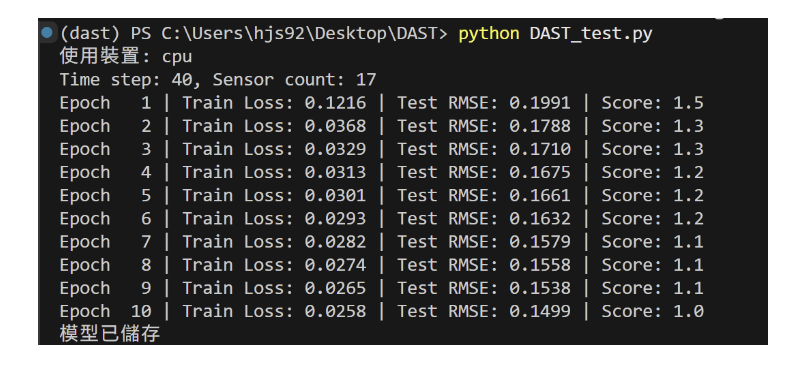
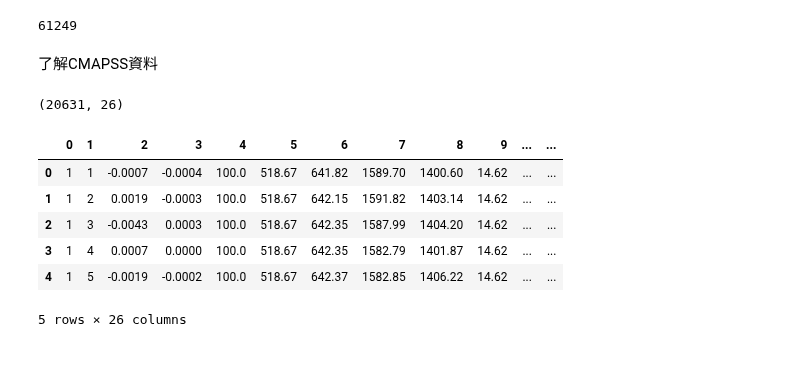
Before and after one commit to jj2266h/DAST_test, a Jupyter notebook: Untitled-1.ipynb, the cells around one changed output. Drawn from its saved outputs; the diff is of its cells as text; code cells hidden in the pictures.

```diff
--- a/Untitled-1.ipynb
+++ b/Untitled-1.ipynb
@@ -56,2 +1,57 @@ trainY shape: (16731,)
-# %% [markdown]
-![image.png](attachment:image.png)
+# %%
+import pandas as pd
+import numpy as np
+import matplotlib.pyplot as plt
+from sklearn import preprocessing
+from sklearn.metrics import mean_squared_error, r2_score, mean_absolute_error
+from sklearn.model_selection import GridSearchCV
+from sklearn import linear_model
+from scipy import interpolate
+import scipy.io as sio
+import numpy as np
+
+min_max_scaler = preprocessing.MinMaxScaler()
+# 測試集的 RUL 分布
+DATASET = 'FD004'  # 改成 FD001 / FD002 / FD004
+dataset_path = f'train_dataset'
+#Import dataset
+RUL_DATASET = np.loadtxt(f'Cmapss_data/RUL_{DATASET}.txt')
+train_dataset = np.loadtxt(f'Cmapss_data/train_{DATASET}.txt')
+test_dataset = np.loadtxt(f'Cmapss_data/test_{DATASET}.txt')
+train_dataset[:, 2:] = min_max_scaler.fit_transform(train_dataset[:,2:])
+test_dataset[:, 2:] = min_max_scaler.transform(test_dataset[:,2:])
+train_01_nor = train_dataset
+test_01_nor = test_dataset
+
+#Delete worthless sensors
+# Here, 1 means the original sensor index 0 in the sensor block [s1, ..., s21].
+remove = {1, 5, 6, 10, 16, 18, 19}
+
+
+print(train_01_nor)
+# %% [output]
+61249
+# %% [markdown]
+了解CMAPSS資料
+# %%
+import pandas as pd
+import numpy as np
+import matplotlib.pyplot as plt
+import seaborn as sns
+import sklearn
+from sklearn.preprocessing import StandardScaler, MinMaxScaler
+
+train_data = pd.read_csv("cmapss_data/train_FD001.txt", sep="\s+", header=None)
+train_data.shape
+# %% [output]
+(20631, 26)
+# %%
+train_data.head()
+# %% [output]
+|  | 0 | 1 | 2 | 3 | 4 | 5 | 6 | 7 | 8 | 9 | ... | ... |
+| 0 | 1 | 1 | -0.0007 | -0.0004 | 100.0 | 518.67 | 641.82 | 1589.70 | 1400.60 | 14.62 | ... | ... |
+| 1 | 1 | 2 | 0.0019 | -0.0003 | 100.0 | 518.67 | 642.15 | 1591.82 | 1403.14 | 14.62 | ... | ... |
+| 2 | 1 | 3 | -0.0043 | 0.0003 | 100.0 | 518.67 | 642.35 | 1587.99 | 1404.20 | 14.62 | ... | ... |
+| 3 | 1 | 4 | 0.0007 | 0.0000 | 100.0 | 518.67 | 642.35 | 1582.79 | 1401.87 | 14.62 | ... | ... |
+| 4 | 1 | 5 | -0.0019 | -0.0002 | 100.0 | 518.67 | 642.37 | 1582.85 | 1406.22 | 14.62 | ... | ... |
+5 rows × 26 columns
```
Also changed, not shown: parts of 4 cells of this notebook, 21 other files.
